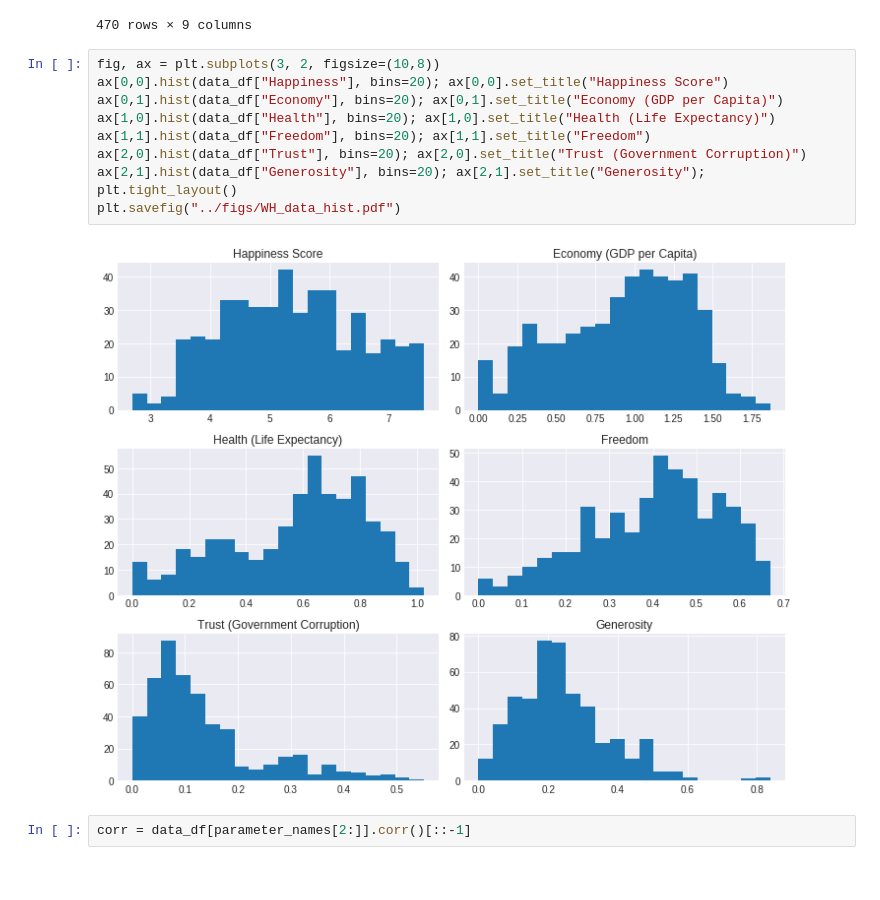
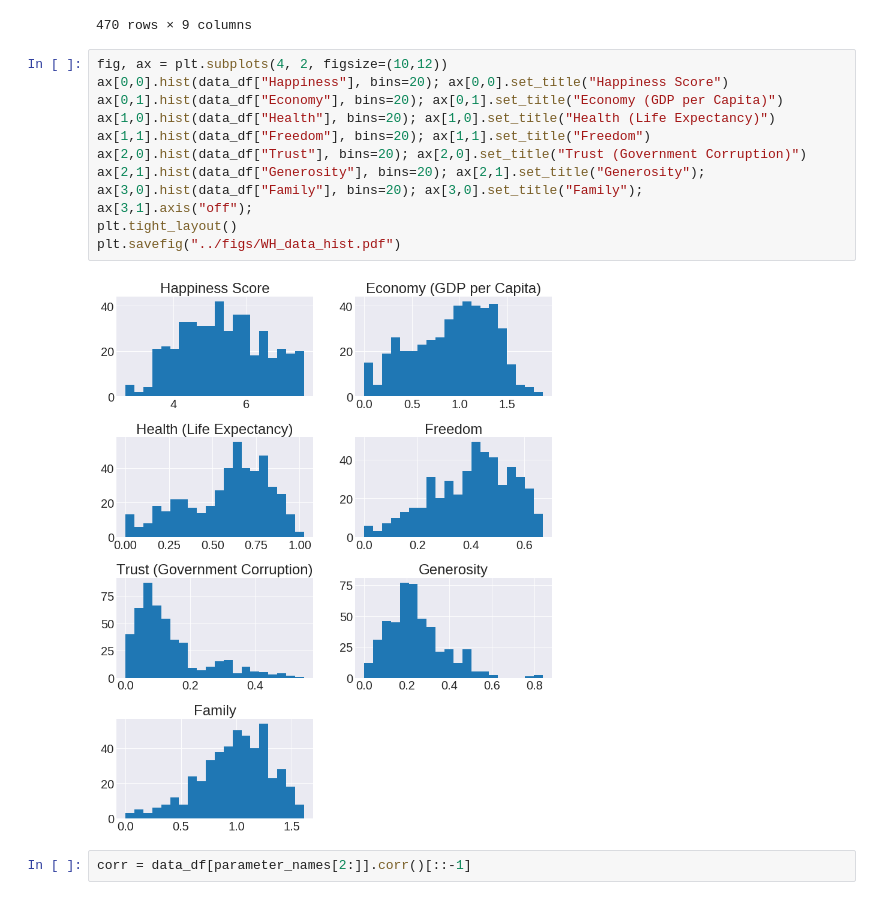
Before and after one commit to asdfbat/FYS-STK4155, a Jupyter notebook: Project2/src/world_happiness_dataclean.ipynb, the cells around one changed output. Saved outputs shown, nothing was run; the diff lists cells and outputs as text.

```diff
--- a/Project2/src/world_happiness_dataclean.ipynb
+++ b/Project2/src/world_happiness_dataclean.ipynb
@@ -64,17 +64,19 @@ data_df
 | 469 | Central African Republic_2017 | 155 | 2.693 | 0.000000 | 0.000000 | 0.018773 | 0.270842 | 0.056565 | 0.280876 |
 470 rows × 9 columns
 # %%
-fig, ax = plt.subplots(3, 2, figsize=(10,8))
+fig, ax = plt.subplots(4, 2, figsize=(10,12))
 ax[0,0].hist(data_df["Happiness"], bins=20); ax[0,0].set_title("Happiness Score")
 ax[0,1].hist(data_df["Economy"], bins=20); ax[0,1].set_title("Economy (GDP per Capita)")
 ax[1,0].hist(data_df["Health"], bins=20); ax[1,0].set_title("Health (Life Expectancy)")
 ax[1,1].hist(data_df["Freedom"], bins=20); ax[1,1].set_title("Freedom")
 ax[2,0].hist(data_df["Trust"], bins=20); ax[2,0].set_title("Trust (Government Corruption)")
 ax[2,1].hist(data_df["Generosity"], bins=20); ax[2,1].set_title("Generosity");
+ax[3,0].hist(data_df["Family"], bins=20); ax[3,0].set_title("Family");
+ax[3,1].axis("off");
 plt.tight_layout()
 plt.savefig("../figs/WH_data_hist.pdf")
 # %% [output]
-[figure, old version]
+[figure, new version]
 # %%
 corr = data_df[parameter_names[2:]].corr()[::-1]
 # %%
```
Also changed, not shown: 28 other files.
